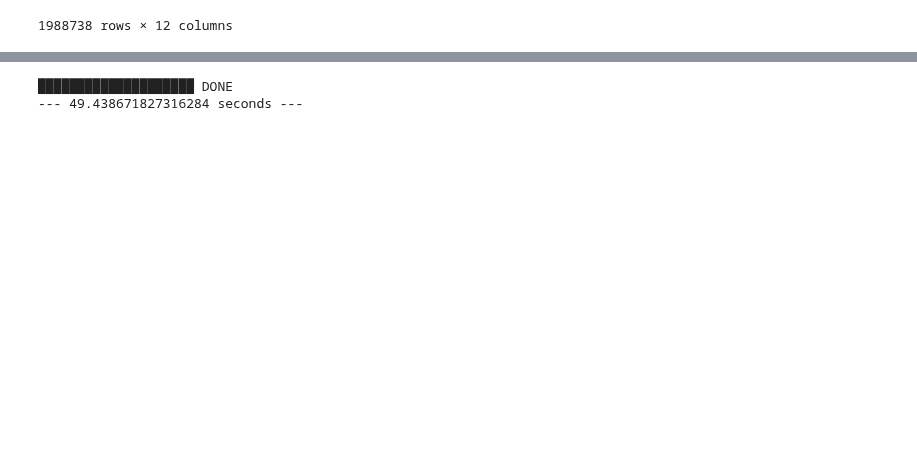
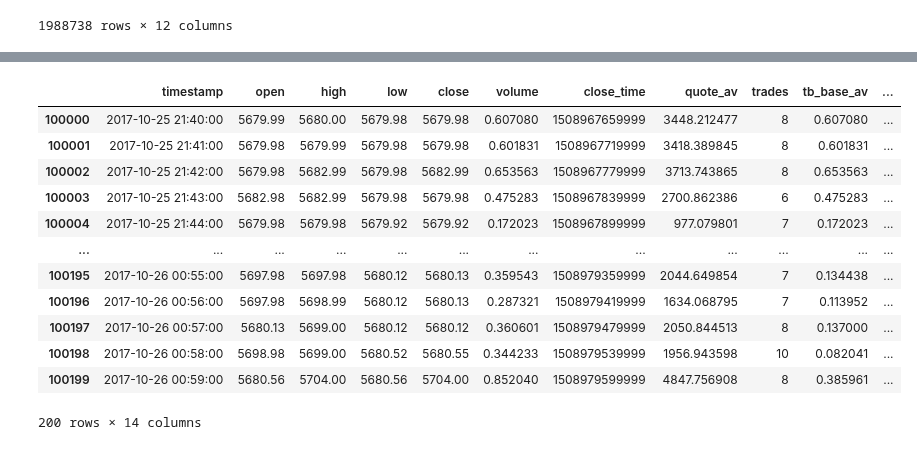
Before and after one commit to sunnymnie/bitcoin-printer, a Jupyter notebook: tate/target/tpsl-short-term-dip.ipynb, the cells around one changed output, grey strips where cells are left out. Saved outputs shown, nothing was run; the diff lists cells and outputs as text; code cells hidden in the pictures; blank space fills up the shorter version.

```diff
--- a/tate/target/tpsl-short-term-dip.ipynb
+++ b/tate/target/tpsl-short-term-dip.ipynb
@@ -159,8 +119,16 @@ df["target"] = get_target_even_faster(df, span=200, tp=1.5, sl=2.5)
-# %%
-import time
-start_time = time.time()
-df["target"] = get_target_even_faster(df, span=1000, tp=1.5, sl=2.5)
-print("--- %s seconds ---" % (time.time() - start_time))
-# %% [output]
-████████████████████ DONE
---- 49.438671827316284 seconds ---
+# %%
+df[100000:100200]
+# %% [output]
+|  | timestamp | open | high | low | close | volume | close_time | quote_av | trades | tb_base_av | ... |
+| 100000 | 2017-10-25 21:40:00 | 5679.99 | 5680.00 | 5679.98 | 5679.98 | 0.607080 | 1508967659999 | 3448.212477 | 8 | 0.607080 | ... |
+| 100001 | 2017-10-25 21:41:00 | 5679.98 | 5679.99 | 5679.98 | 5679.98 | 0.601831 | 1508967719999 | 3418.389845 | 8 | 0.601831 | ... |
+| 100002 | 2017-10-25 21:42:00 | 5679.98 | 5682.99 | 5679.98 | 5682.99 | 0.653563 | 1508967779999 | 3713.743865 | 8 | 0.653563 | ... |
+| 100003 | 2017-10-25 21:43:00 | 5682.98 | 5682.99 | 5679.98 | 5679.98 | 0.475283 | 1508967839999 | 2700.862386 | 6 | 0.475283 | ... |
+| 100004 | 2017-10-25 21:44:00 | 5679.98 | 5679.98 | 5679.92 | 5679.92 | 0.172023 | 1508967899999 | 977.079801 | 7 | 0.172023 | ... |
+| ... | ... | ... | ... | ... | ... | ... | ... | ... | ... | ... | ... |
+| 100195 | 2017-10-26 00:55:00 | 5697.98 | 5697.98 | 5680.12 | 5680.13 | 0.359543 | 1508979359999 | 2044.649854 | 7 | 0.134438 | ... |
+| 100196 | 2017-10-26 00:56:00 | 5697.98 | 5698.99 | 5680.12 | 5680.13 | 0.287321 | 1508979419999 | 1634.068795 | 7 | 0.113952 | ... |
+| 100197 | 2017-10-26 00:57:00 | 5680.13 | 5699.00 | 5680.12 | 5680.12 | 0.360601 | 1508979479999 | 2050.844513 | 8 | 0.137000 | ... |
+| 100198 | 2017-10-26 00:58:00 | 5698.98 | 5699.00 | 5680.52 | 5680.55 | 0.344233 | 1508979539999 | 1956.943598 | 10 | 0.082041 | ... |
+| 100199 | 2017-10-26 00:59:00 | 5680.56 | 5704.00 | 5680.56 | 5704.00 | 0.852040 | 1508979599999 | 4847.756908 | 8 | 0.385961 | ... |
+200 rows × 14 columns
```
Also changed, not shown: parts of 12 cells of this notebook.
